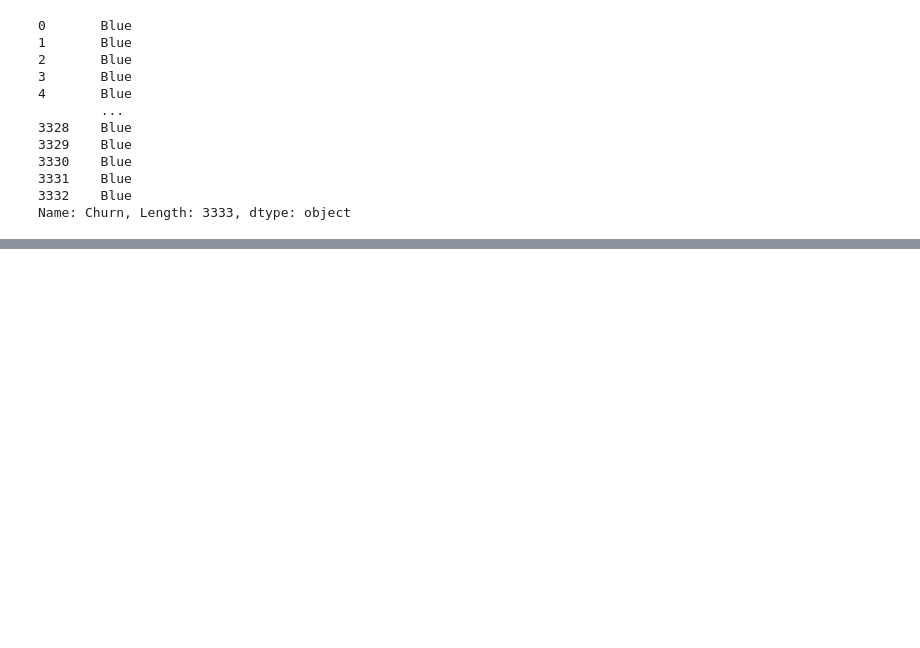
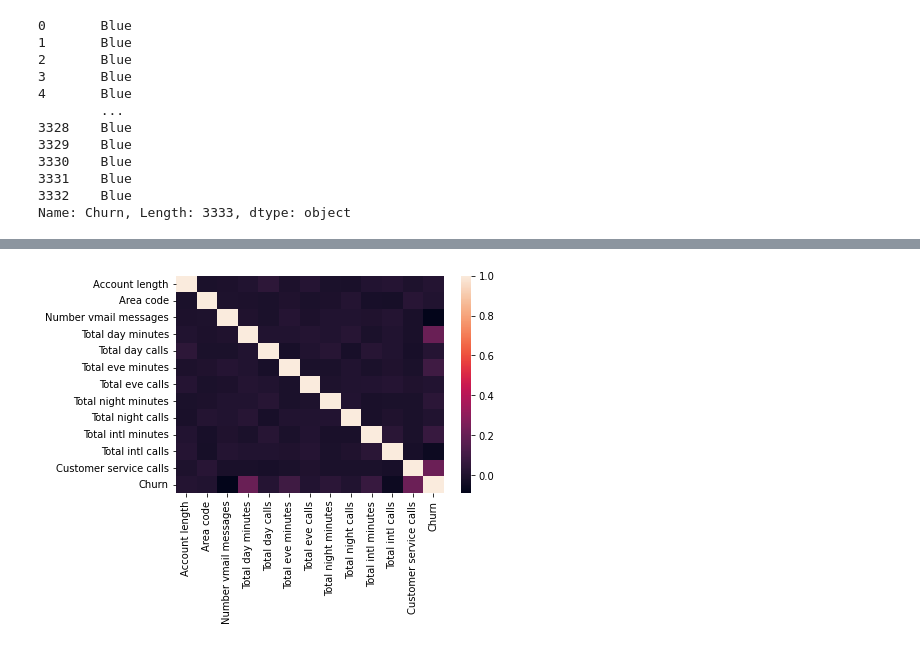
Before and after one commit to warshtayner/jupyter_training, a Jupyter notebook: Визуализация_признаков.ipynb, the cells around one changed output, grey strips where cells are left out. Cells and saved outputs as stored; diff of their text form; code cells hidden in the pictures; blank space fills up the shorter version.

```diff
--- a/Визуализация_признаков.ipynb
+++ b/Визуализация_признаков.ipynb
@@ -103,0 +122,2 @@ plt.ylabel('Международные начисления');
+# %%
+df.drop(feat, axis=1, inplace=True);
@@ -103,0 +133,4 @@ plt.ylabel('Международные начисления');
+# %%
+sns.heatmap(df.corr());
+# %% [output]
+[figure, added]
```
Also changed, not shown: parts of 19 cells of this notebook.
